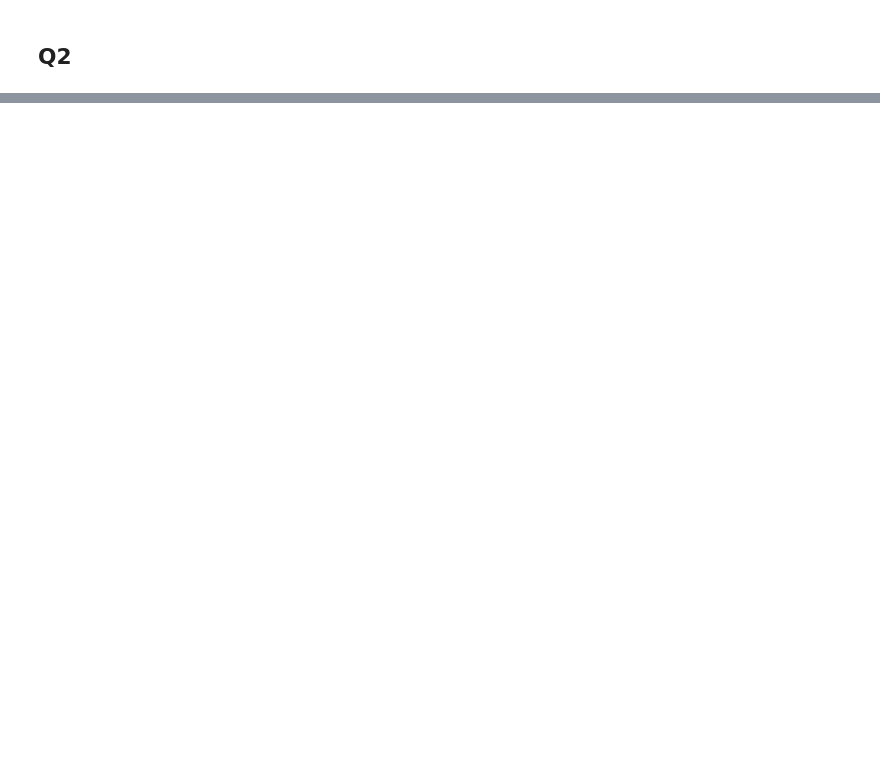
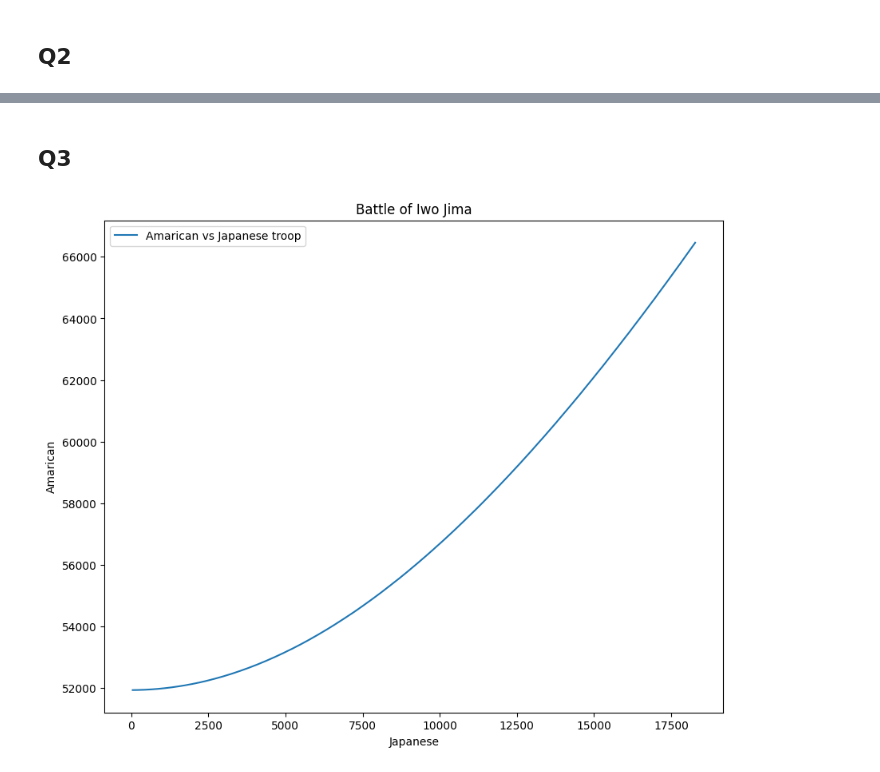
Before and after one commit to akshaTec/AKSum_CS_302, a Jupyter notebook: Lab8/q1.ipynb, the cells around one changed output, grey strips where cells are left out. Drawn from its saved outputs; the diff is of its cells as text; code cells hidden in the pictures; blank space fills up the shorter version.

```diff
--- a/Lab8/q1.ipynb
+++ b/Lab8/q1.ipynb
@@ -25,0 +101,14 @@ Japan Wins
+# %% [markdown]
+## Q3
+# %%
+plt.figure(figsize=(10,8))
+plt.xlabel('Japanese')
+plt.title("Battle of Iwo Jima")
+plt.ylabel('Amarican')
+plt.plot(ans_j,ans_a, label='Amarican vs Japanese troop')
+# plt.plot(t,ans_j, label='Japanese')
+plt.legend()
+plt.savefig("q1_3.png")
+plt.show()
+# %% [output]
+[figure, added]
```
Also changed, not shown: parts of 11 cells of this notebook, 4 other files.
